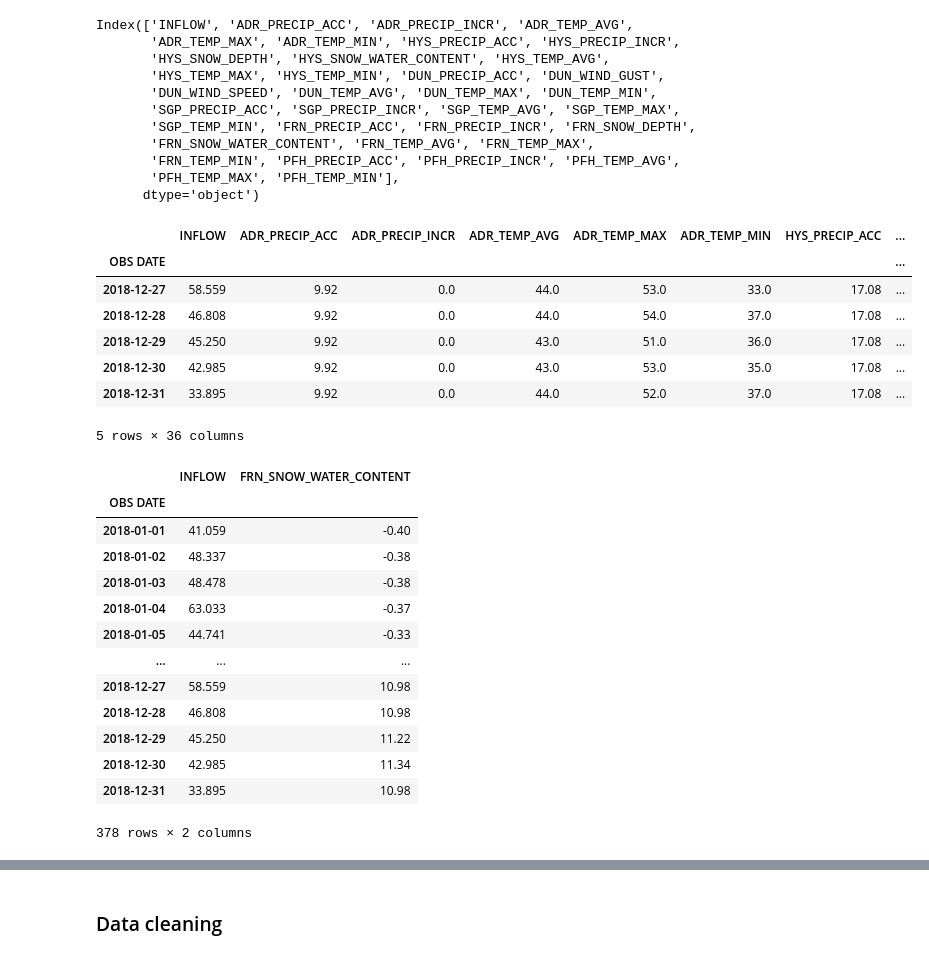
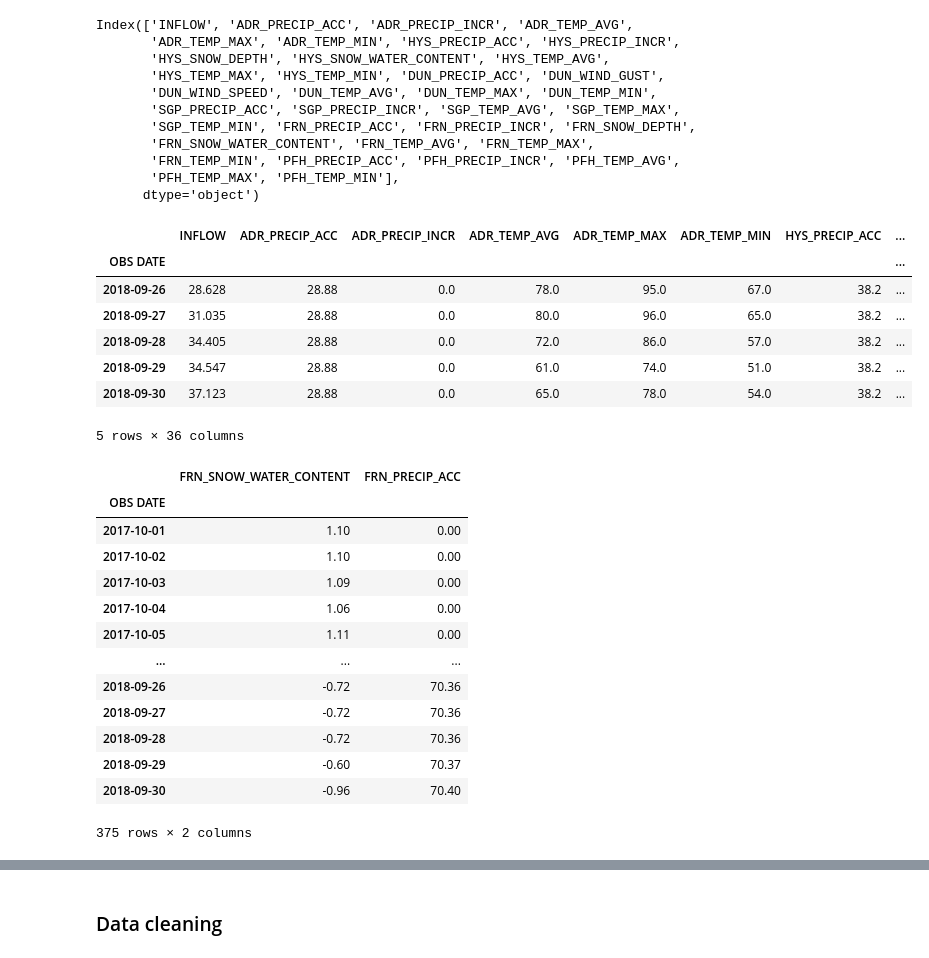
Before and after one commit to lauren-alexandra/basin-inflow-dnn, a Jupyter notebook: weather-informed-reservoir-operation.ipynb, the cells around one changed output, grey strips where cells are left out. Saved outputs shown, nothing was run; the diff lists cells and outputs as text; code cells hidden in the pictures.

```diff
--- a/weather-informed-reservoir-operation.ipynb
+++ b/weather-informed-reservoir-operation.ipynb
@@ -756,34 +762,47 @@ Index(['INFLOW', 'ADR_PRECIP_ACC', 'ADR_PRECIP_INCR', 'ADR_TEMP_AVG',
        'PFH_TEMP_MAX', 'PFH_TEMP_MIN'],
       dtype='object')
 # %%
-INFLOW_2018 = RES_BASIN_INFLOW.loc['2018-01-01':'2018-12-31']
-INFLOW_2018.tail()
+# A California Water Year starts in October and ends in September
+
+INFLOW_WATER_YEAR_2017 = RES_BASIN_INFLOW.loc['2017-10-01':'2018-09-30']
+INFLOW_WATER_YEAR_2017.tail()
 # %% [output]
 |  | INFLOW | ADR_PRECIP_ACC | ADR_PRECIP_INCR | ADR_TEMP_AVG | ADR_TEMP_MAX | ADR_TEMP_MIN | HYS_PRECIP_ACC | ... |
 | OBS DATE |  |  |  |  |  |  |  | ... |
-| 2018-12-27 | 58.559 | 9.92 | 0.0 | 44.0 | 53.0 | 33.0 | 17.08 | ... |
-| 2018-12-28 | 46.808 | 9.92 | 0.0 | 44.0 | 54.0 | 37.0 | 17.08 | ... |
-| 2018-12-29 | 45.250 | 9.92 | 0.0 | 43.0 | 51.0 | 36.0 | 17.08 | ... |
-| 2018-12-30 | 42.985 | 9.92 | 0.0 | 43.0 | 53.0 | 35.0 | 17.08 | ... |
-| 2018-12-31 | 33.895 | 9.92 | 0.0 | 44.0 | 52.0 | 37.0 | 17.08 | ... |
+| 2018-09-26 | 28.628 | 28.88 | 0.0 | 78.0 | 95.0 | 67.0 | 38.2 | ... |
+| 2018-09-27 | 31.035 | 28.88 | 0.0 | 80.0 | 96.0 | 65.0 | 38.2 | ... |
+| 2018-09-28 | 34.405 | 28.88 | 0.0 | 72.0 | 86.0 | 57.0 | 38.2 | ... |
+| 2018-09-29 | 34.547 | 28.88 | 0.0 | 61.0 | 74.0 | 51.0 | 38.2 | ... |
+| 2018-09-30 | 37.123 | 28.88 | 0.0 | 65.0 | 78.0 | 54.0 | 38.2 | ... |
 5 rows × 36 columns
 # %%
 # FRN_SNOW_WATER_CONTENT and INFLOW
 
-FRN_SWE_INFLOW_2018 = INFLOW_2018.loc[:, ['INFLOW', 'FRN_SNOW_WATER_CONTENT']]
-FRN_SWE_INFLOW_2018
+FRN_SWE_INFLOW_WATER_YEAR_2017 = INFLOW_WATER_YEAR_2017.loc[:, ['INFLOW', 'FRN_SNOW_WATER_CONTENT']]
+FRN_SWE_INFLOW_WATER_YEAR_2017
+
+
+# FRN_PRECIP_ACC and INFLOW
+
+FRN_PRECIP_ACC_INFLOW_WATER_YEAR_2017 = INFLOW_WATER_YEAR_2017.loc[:, ['INFLOW', 'FRN_PRECIP_ACC']]
+FRN_PRECIP_ACC_INFLOW_WATER_YEAR_2017
+
+# FRN_PRECIP_ACC and FRN_SNOW_WATER_CONTENT
+
+FRN_PRECIP_ACC_SWE_WATER_YEAR_2017 = INFLOW_WATER_YEAR_2017.loc[:, ['FRN_SNOW_WATER_CONTENT', 'FRN_PRECIP_ACC']]
+FRN_PRECIP_ACC_SWE_WATER_YEAR_2017
 # %% [output]
-|  | INFLOW | FRN_SNOW_WATER_CONTENT |
+|  | FRN_SNOW_WATER_CONTENT | FRN_PRECIP_ACC |
 | OBS DATE |  |  |
-| 2018-01-01 | 41.059 | -0.40 |
-| 2018-01-02 | 48.337 | -0.38 |
-| 2018-01-03 | 48.478 | -0.38 |
-| 2018-01-04 | 63.033 | -0.37 |
-| 2018-01-05 | 44.741 | -0.33 |
+| 2017-10-01 | 1.10 | 0.00 |
+| 2017-10-02 | 1.10 | 0.00 |
+| 2017-10-03 | 1.09 | 0.00 |
+| 2017-10-04 | 1.06 | 0.00 |
+| 2017-10-05 | 1.11 | 0.00 |
 | ... | ... | ... |
-| 2018-12-27 | 58.559 | 10.98 |
-| 2018-12-28 | 46.808 | 10.98 |
-| 2018-12-29 | 45.250 | 11.22 |
-| 2018-12-30 | 42.985 | 11.34 |
-| 2018-12-31 | 33.895 | 10.98 |
+| 2018-09-26 | -0.72 | 70.36 |
+| 2018-09-27 | -0.72 | 70.36 |
+| 2018-09-28 | -0.72 | 70.36 |
+| 2018-09-29 | -0.60 | 70.37 |
+| 2018-09-30 | -0.96 | 70.40 |
-378 rows × 2 columns
+375 rows × 2 columns
```
Also changed, not shown: parts of 11 cells of this notebook.
